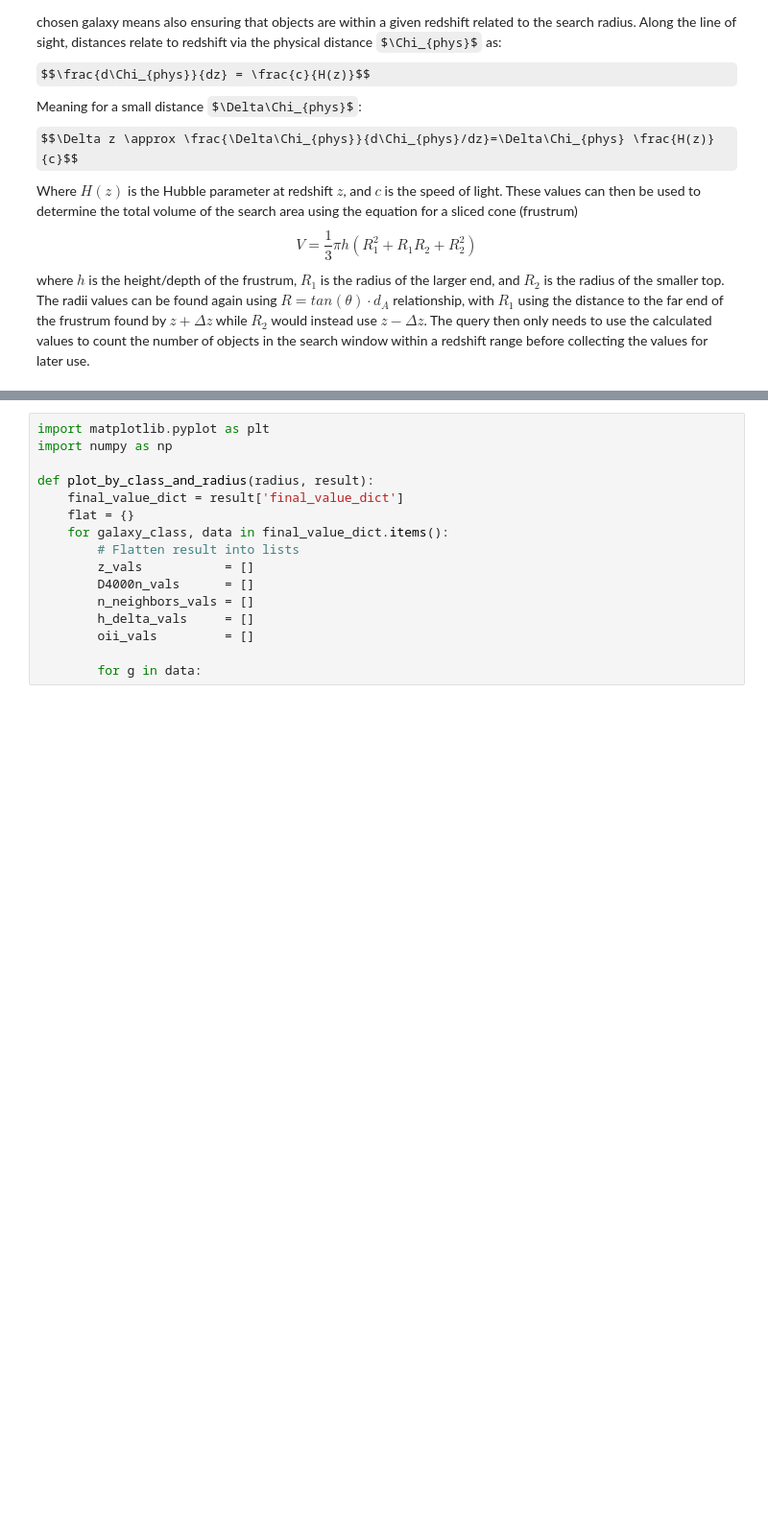
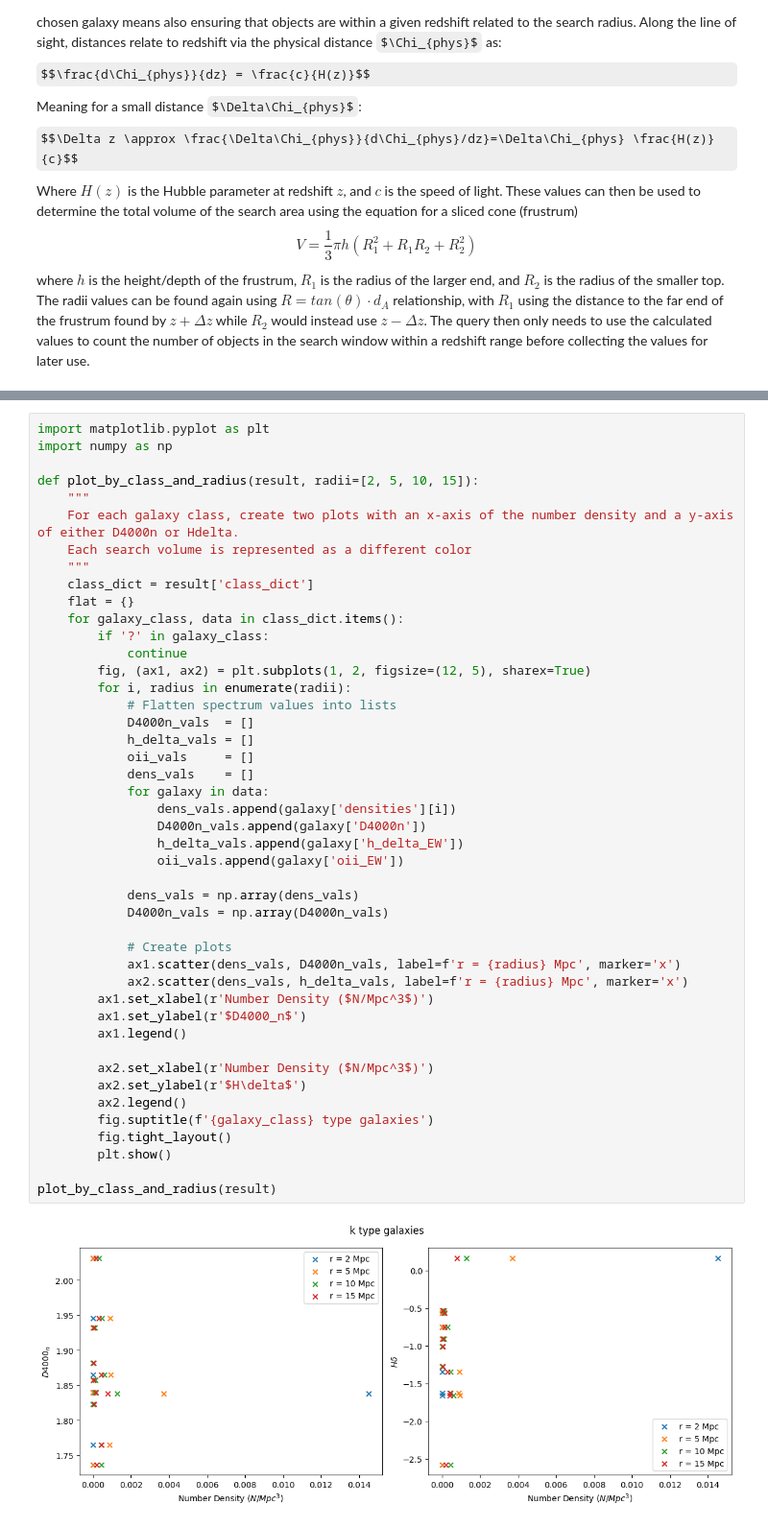
Before and after one commit to maraMaraschino/capstone-project, a Jupyter notebook: timescapes-notebook.ipynb, the cells around one changed output, grey strips where cells are left out. Shown at 96% size. Saved outputs shown, nothing was run; the diff lists cells and outputs as text; some formulas as TeX source; blank space fills up the shorter version.

Commit message:
First plots

```diff
--- a/timescapes-notebook.ipynb
+++ b/timescapes-notebook.ipynb
@@ -711,16 +762,47 @@ def report_values_by_class(result, radii=[2, 5, 10, 15]):
-# %%
-import matplotlib.pyplot as plt
-import numpy as np
-
-def plot_by_class_and_radius(radius, result):
-    final_value_dict = result['final_value_dict']
-    flat = {}
-    for galaxy_class, data in final_value_dict.items():
-        # Flatten result into lists
-        z_vals           = []
-        D4000n_vals      = []
-        n_neighbors_vals = []
-        h_delta_vals     = []
-        oii_vals         = []
-
-        for g in data:
+# %%
+import matplotlib.pyplot as plt
+import numpy as np
+
+def plot_by_class_and_radius(result, radii=[2, 5, 10, 15]):
+    """
+    For each galaxy class, create two plots with an x-axis of the number density and a y-axis of either D4000n or Hdelta.
+    Each search volume is represented as a different color
+    """
+    class_dict = result['class_dict']
+    flat = {}
+    for galaxy_class, data in class_dict.items():
+        if '?' in galaxy_class:
+            continue
+        fig, (ax1, ax2) = plt.subplots(1, 2, figsize=(12, 5), sharex=True)
+        for i, radius in enumerate(radii):
+            # Flatten spectrum values into lists
+            D4000n_vals  = []
+            h_delta_vals = []
+            oii_vals     = []
+            dens_vals    = []
+            for galaxy in data:
+                dens_vals.append(galaxy['densities'][i])
+                D4000n_vals.append(galaxy['D4000n'])
+                h_delta_vals.append(galaxy['h_delta_EW'])
+                oii_vals.append(galaxy['oii_EW'])
+
+            dens_vals = np.array(dens_vals)
+            D4000n_vals = np.array(D4000n_vals)
+
+            # Create plots
+            ax1.scatter(dens_vals, D4000n_vals, label=f'r = {radius} Mpc', marker='x')
+            ax2.scatter(dens_vals, h_delta_vals, label=f'r = {radius} Mpc', marker='x')
+        ax1.set_xlabel(r'Number Density ($N/Mpc^3$)')
+        ax1.set_ylabel(r'$D4000_n$')
+        ax1.legend()
+
+        ax2.set_xlabel(r'Number Density ($N/Mpc^3$)')
+        ax2.set_ylabel(r'$H\delta$')
+        ax2.legend()
+        fig.suptitle(f'{galaxy_class} type galaxies')
+        fig.tight_layout()
+        plt.show()
+
+plot_by_class_and_radius(result)
+# %% [output]
+[figure, added]
```
Also changed, not shown: parts of 11 cells of this notebook.
